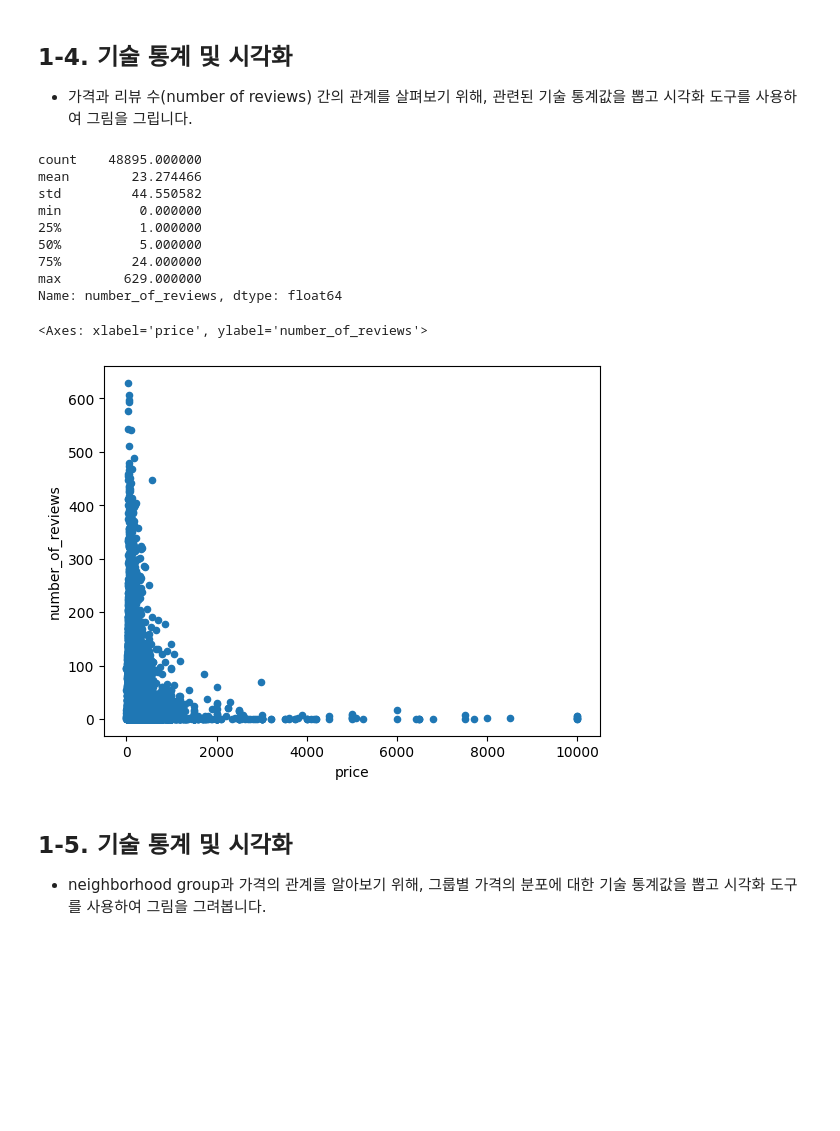
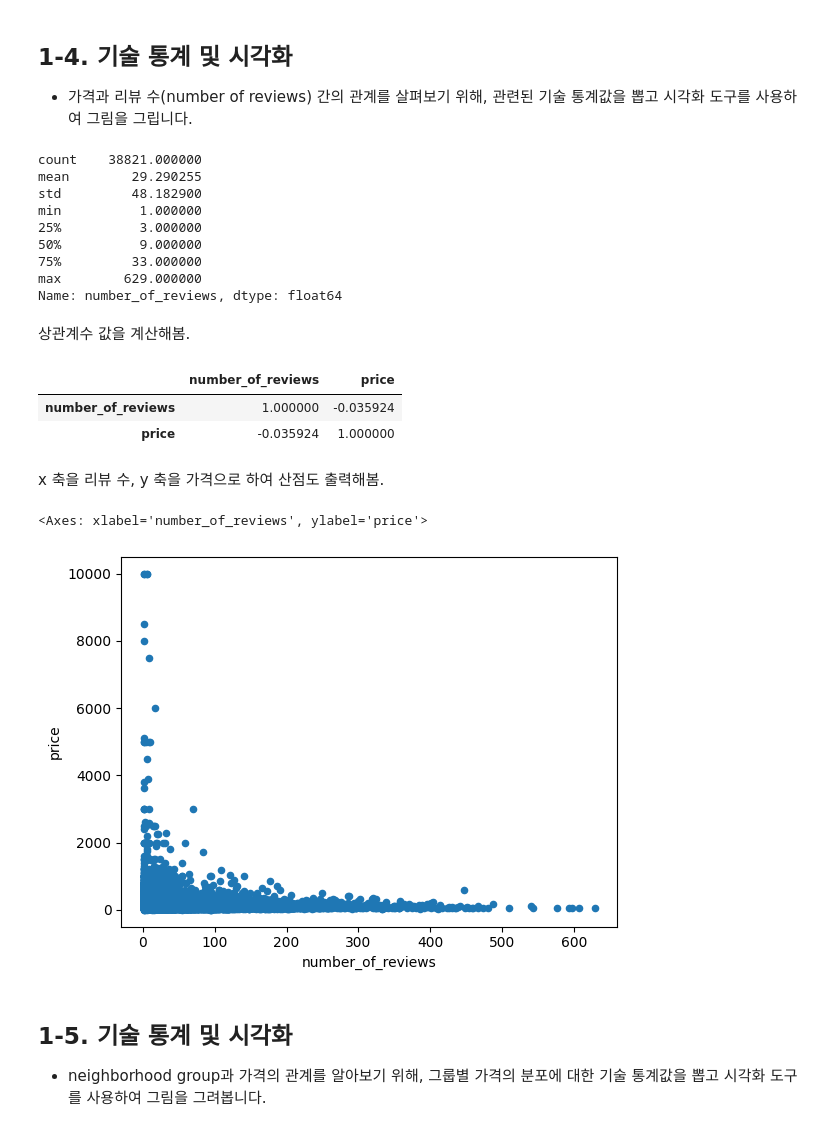
Before and after one commit to gjlee0802/data-science, a Jupyter notebook: hw01_airbnb/과제1.ipynb, the cells around one changed output. Saved outputs shown, nothing was run; the diff lists cells and outputs as text; code cells hidden in the pictures; blank space fills up the shorter version.

```diff
--- a/hw01_airbnb/과제1.ipynb
+++ b/hw01_airbnb/과제1.ipynb
@@ -13,0 +18,3 @@ df = pd.read_csv('./AB_NYC_2019.csv')
+# %%
+df.dropna(inplace=True)
+df.isnull().any()
@@ -105,20 +135,30 @@ df['price'].plot(kind='box')
 # %%
 print(df['number_of_reviews'].describe(include='all'))
 # %% [output]
-count    48895.000000
-mean        23.274466
-std         44.550582
-min          0.000000
-25%          1.000000
-50%          5.000000
-75%         24.000000
+count    38821.000000
+mean        29.290255
+std         48.182900
+min          1.000000
+25%          3.000000
+50%          9.000000
+75%         33.000000
 max        629.000000
 Name: number_of_reviews, dtype: float64
+# %% [markdown]
+상관계수 값을 계산해봄.
+# %%
+df[['number_of_reviews', 'price']].corr()
+# %% [output]
+|  | number_of_reviews | price |
+| number_of_reviews | 1.000000 | -0.035924 |
+| price | -0.035924 | 1.000000 |
+# %% [markdown]
+x 축을 리뷰 수, y 축을 가격으로 하여 산점도 출력해봄.
 # %%
-df.plot(x='price',y='number_of_reviews', kind='scatter')
+df.plot(x='number_of_reviews',y='price', kind='scatter')
 # %% [output]
-<Axes: xlabel='price', ylabel='number_of_reviews'>
+<Axes: xlabel='number_of_reviews', ylabel='price'>
-[figure, old version]
+[figure, new version]
 # %% [markdown]
 ## 1-5. 기술 통계 및 시각화
 - neighborhood group과 가격의 관계를 알아보기 위해, 그룹별 가격의 분포에 대한 기술 통계값을 뽑고 시각화 도구를 사용하여 그림을 그려봅니다.
```
Also changed, not shown: parts of 37 cells of this notebook.
